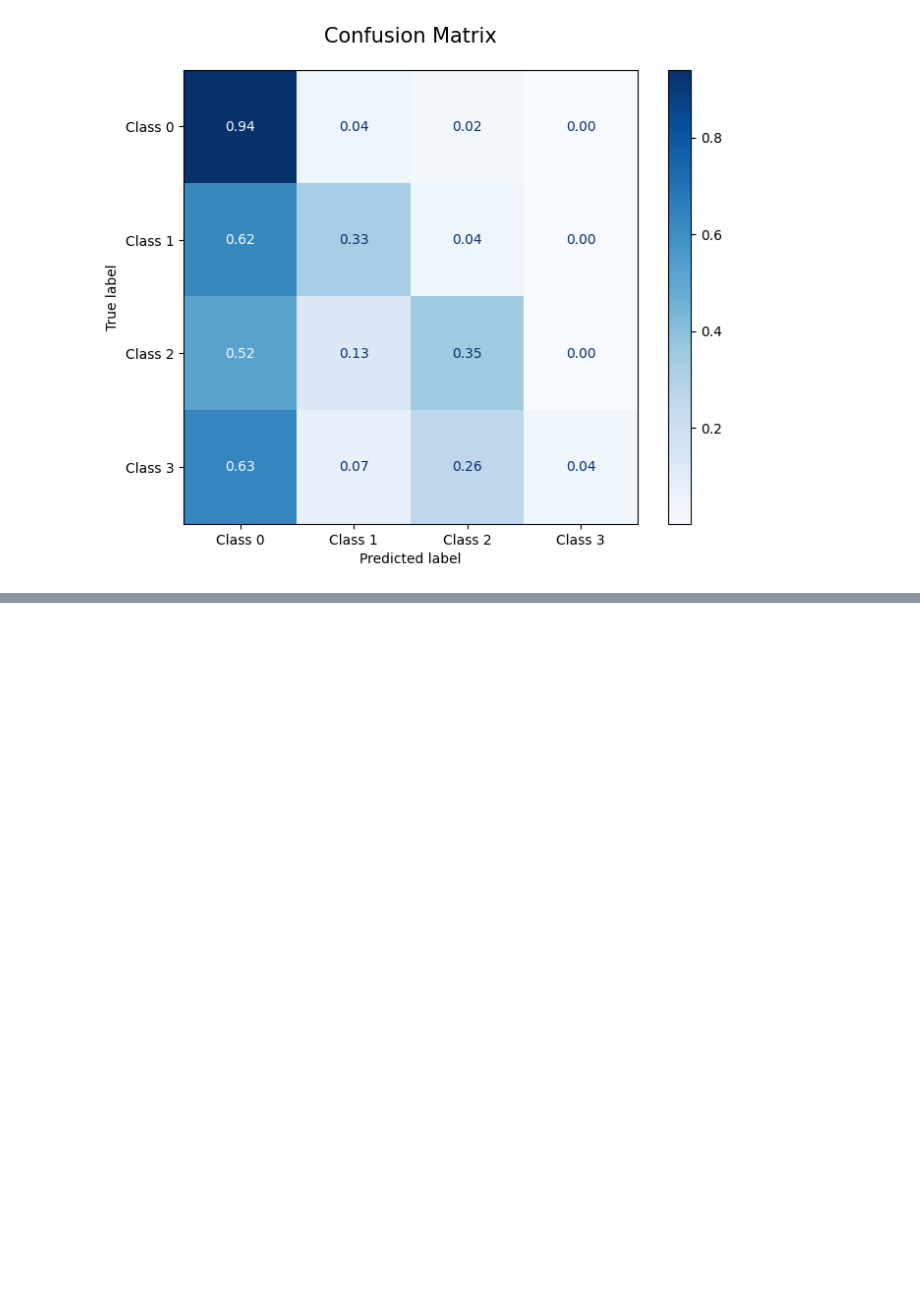
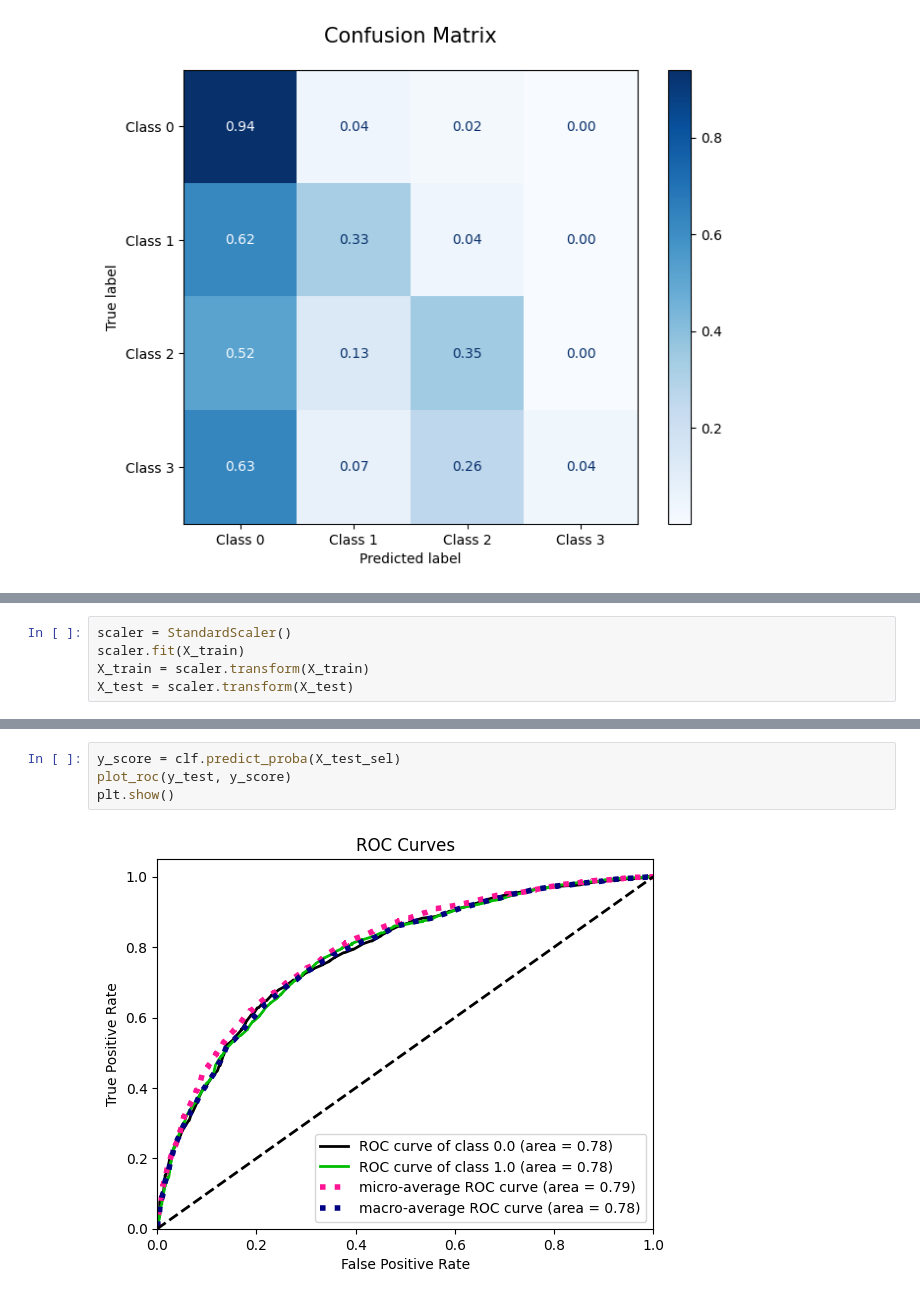
Before and after one commit to kilomo12/Data_Mining_project2, a Jupyter notebook: Ensemble_method.ipynb, the cells around one changed output, grey strips where cells are left out. Saved outputs shown, nothing was run; the diff lists cells and outputs as text; blank space fills up the shorter version.

```diff
--- a/Ensemble_method.ipynb
+++ b/Ensemble_method.ipynb
@@ -1038,0 +1185,5 @@ plt.show()
+# %%
+scaler = StandardScaler()
+scaler.fit(X_train)
+X_train = scaler.transform(X_train)
+X_test = scaler.transform(X_test)
@@ -1038,0 +1253,6 @@ plt.show()
+# %%
+y_score = clf.predict_proba(X_test_sel)
+plot_roc(y_test, y_score)
+plt.show()
+# %% [output]
+[figure, added]
```
Also changed, not shown: parts of 28 cells of this notebook, 5 other files.
